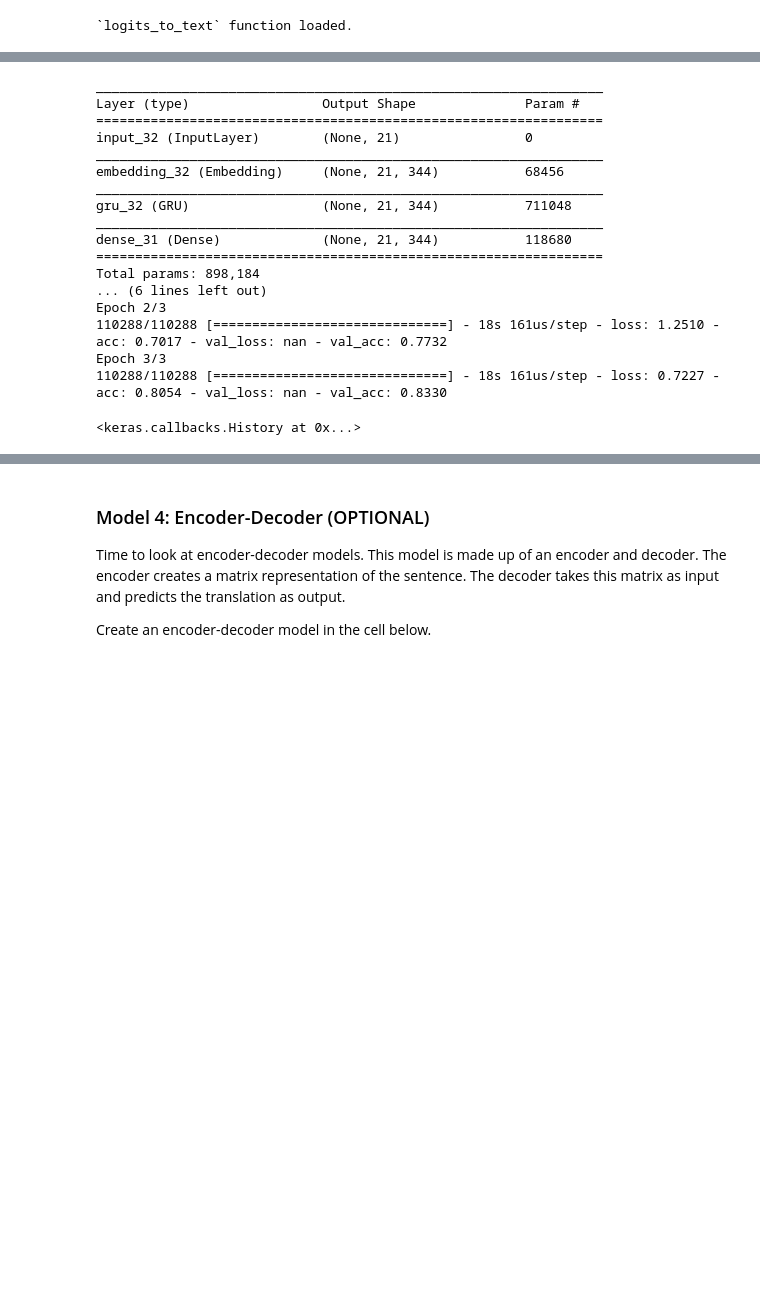
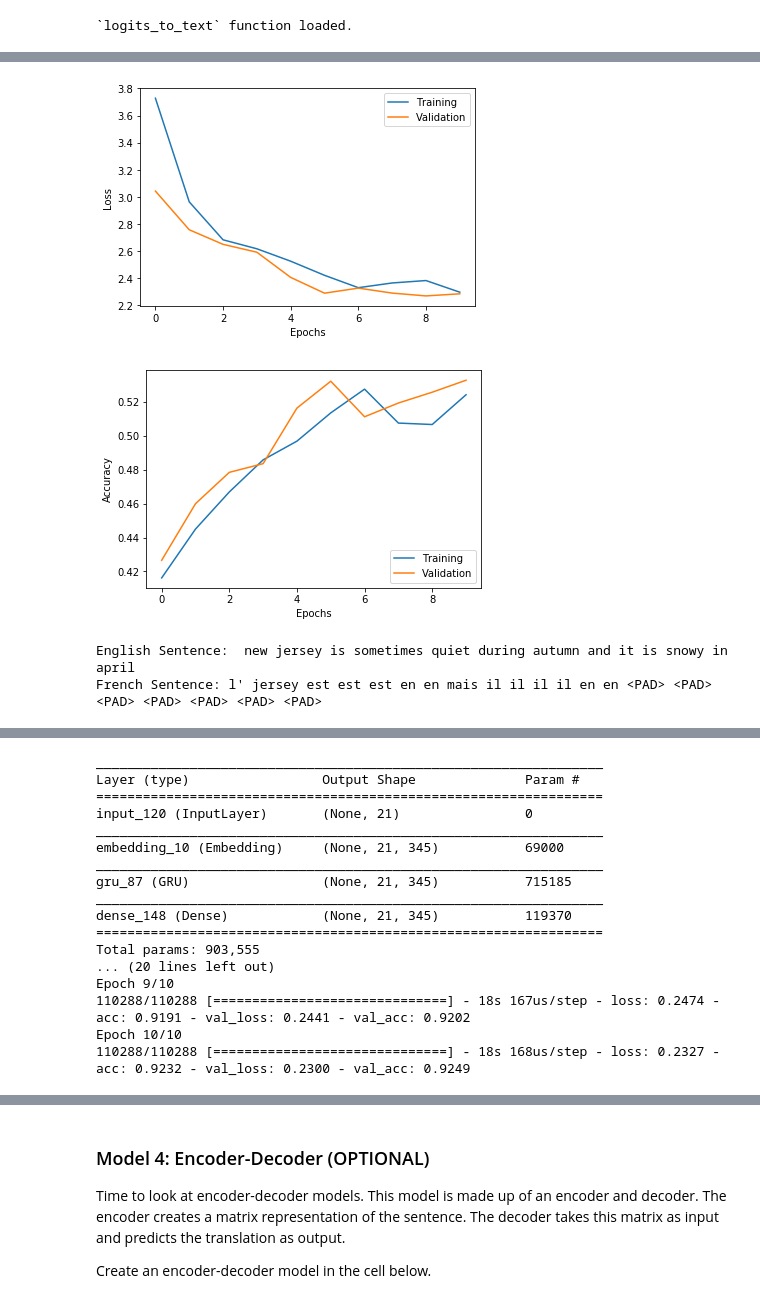
Before and after one commit to Rababalkhalifa/machine_translation, a Jupyter notebook: machine_translation.ipynb, the cells around one changed output, grey strips where cells are left out. Saved outputs shown, nothing was run; the diff lists cells and outputs as text; code cells hidden in the pictures; blank space fills up the shorter version.

```diff
--- a/machine_translation.ipynb
+++ b/machine_translation.ipynb
@@ -270,3 +307,7 @@ from keras.layers import Bidirectional
+# %%
+index_to_words = {id: word for word, id in english_tokenizer.word_index.items()}
+index_to_words[0] = ''
+sentence = [index_to_words.get(int(Ids)) for Ids in preproc_english_sentences[:1][0] if index_to_words.get(int(Ids))  is not None]
 # %% [markdown]
 ## Models
 In this section, you will experiment with various neural network architectures.
@@ -295,6 +336,10 @@ def logits_to_text(logits, tokenizer):
 print('`logits_to_text` function loaded.')
 # %% [output]
 `logits_to_text` function loaded.
+# %%
+bach_siz=1024
+num_epoch=10
+val_siz=0.2
 # %% [markdown]
 ### Model 1: RNN (IMPLEMENTATION)
 ![RNN](images/rnn.png)
@@ -373,8 +346,0 @@ Epoch 3/3
-# %%
-index_to_words = {id: word for word, id in english_tokenizer.word_index.items()}
-index_to_words[0] = ''
-sentence = [index_to_words.get(int(Ids)) for Ids in tmp_x[:1][0] if index_to_words.get(int(Ids))  is not None]
-print ("English Sentence: ",' '.join(sentence))
-
-# Print prediction(s)
-print("French Sentence:" , logits_to_text(simple_rnn_model.predict(tmp_x[:1])[0], french_tokenizer))
@@ -384,3 +468,20 @@ French Sentence: lapins trop rouillée gros vert gros vert gros des il vert redo
+# %%
+plot_history(simple_rnn_model_history)
+
+print ("English Sentence: ",' '.join(sentence))
+
+# Print prediction(s)
+print("French Sentence:" , logits_to_text(simple_rnn_model.predict(tmp_x[:1])[0], french_tokenizer))
+
+# from IPython.display import SVG
+# from keras.utils import model_to_dot
+
+# SVG(model_to_dot(simple_rnn_model).create(prog='dot', format='svg'))
+# %% [output]
+[figure, added]
+[figure, added]
+English Sentence:  new jersey is sometimes quiet during autumn and it is snowy in april
+French Sentence: l' jersey est est est en en mais il il il il en en <PAD> <PAD> <PAD> <PAD> <PAD> <PAD> <PAD>
 # %% [markdown]
 ### Model 2: Embedding (IMPLEMENTATION)
 ![RNN](images/embedding.png)
@@ -444,29 +545,28 @@ tmp_x = tmp_x.reshape((-1, preproc_french_sentences.shape[-2]))
 # tmp_x = tmp_x.reshape((-1, preproc_english_sentences.shape[-1]))
 
 # Train the neural network
-ebd_model = embed_model( tmp_x.shape,max_french_sequence_length,english_vocab_size,french_vocab_size)
+ebd_model = embed_model( tmp_x.shape,max_french_sequence_length,english_vocab_size+1,french_vocab_size+1)
 
 ebd_model.summary()
 
 # TODO: Train the neural network
-ebd_model.fit(tmp_x, preproc_french_sentences, batch_size=1024, epochs=3, validation_split=0.2)
+ebd_model_history = ebd_model.fit(tmp_x, preproc_french_sentences, batch_size=bach_siz, epochs=10, validation_split=val_siz)
 # %% [output]
 _________________________________________________________________
 Layer (type)                 Output Shape              Param #
 =================================================================
-input_32 (InputLayer)        (None, 21)                0
+input_120 (InputLayer)       (None, 21)                0
 _________________________________________________________________
-embedding_32 (Embedding)     (None, 21, 344)           68456
+embedding_10 (Embedding)     (None, 21, 345)           69000
 _________________________________________________________________
-gru_32 (GRU)                 (None, 21, 344)           711048
+gru_87 (GRU)                 (None, 21, 345)           715185
 _________________________________________________________________
-dense_31 (Dense)             (None, 21, 344)           118680
+dense_148 (Dense)            (None, 21, 345)           119370
 =================================================================
-Total params: 898,184
-... (6 lines left out)
-Epoch 2/3
-110288/110288 [==============================] - 18s 161us/step - loss: 1.2510 - acc: 0.7017 - val_loss: nan - val_acc: 0.7732
-Epoch 3/3
-110288/110288 [==============================] - 18s 161us/step - loss: 0.7227 - acc: 0.8054 - val_loss: nan - val_acc: 0.8330
+Total params: 903,555
+... (20 lines left out)
+Epoch 9/10
+110288/110288 [==============================] - 18s 167us/step - loss: 0.2474 - acc: 0.9191 - val_loss: 0.2441 - val_acc: 0.9202
+Epoch 10/10
+110288/110288 [==============================] - 18s 168us/step - loss: 0.2327 - acc: 0.9232 - val_loss: 0.2300 - val_acc: 0.9249
-<keras.callbacks.History at 0x...>
 # %%
```
Also changed, not shown: parts of 25 cells of this notebook.
